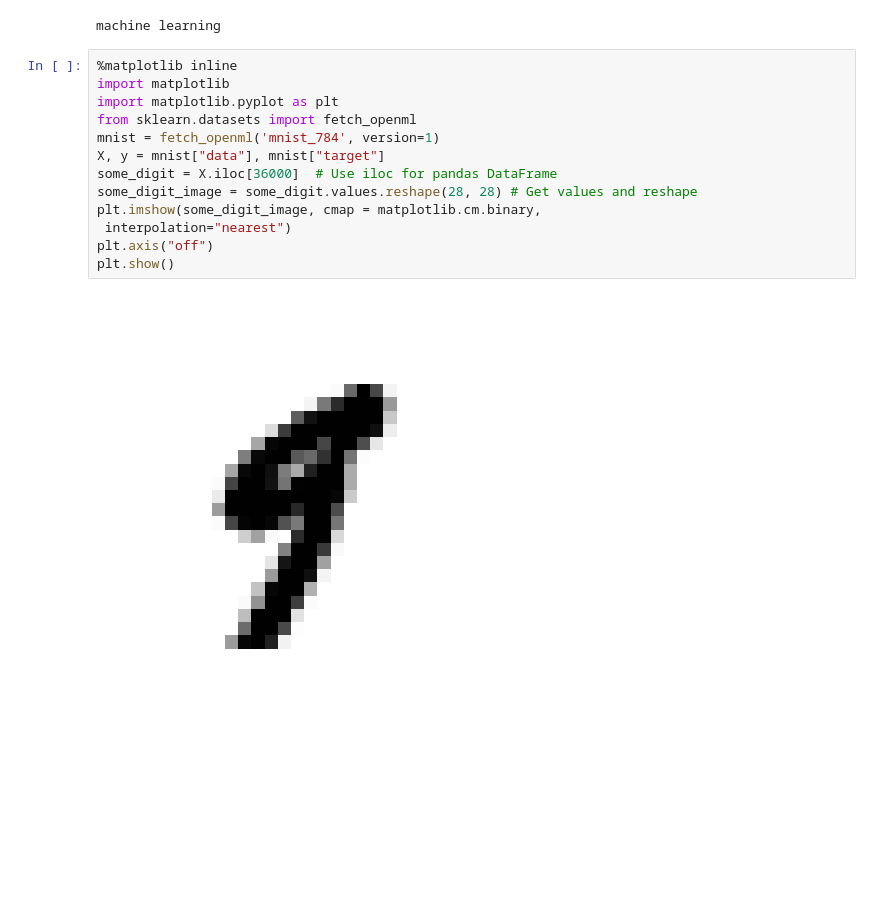
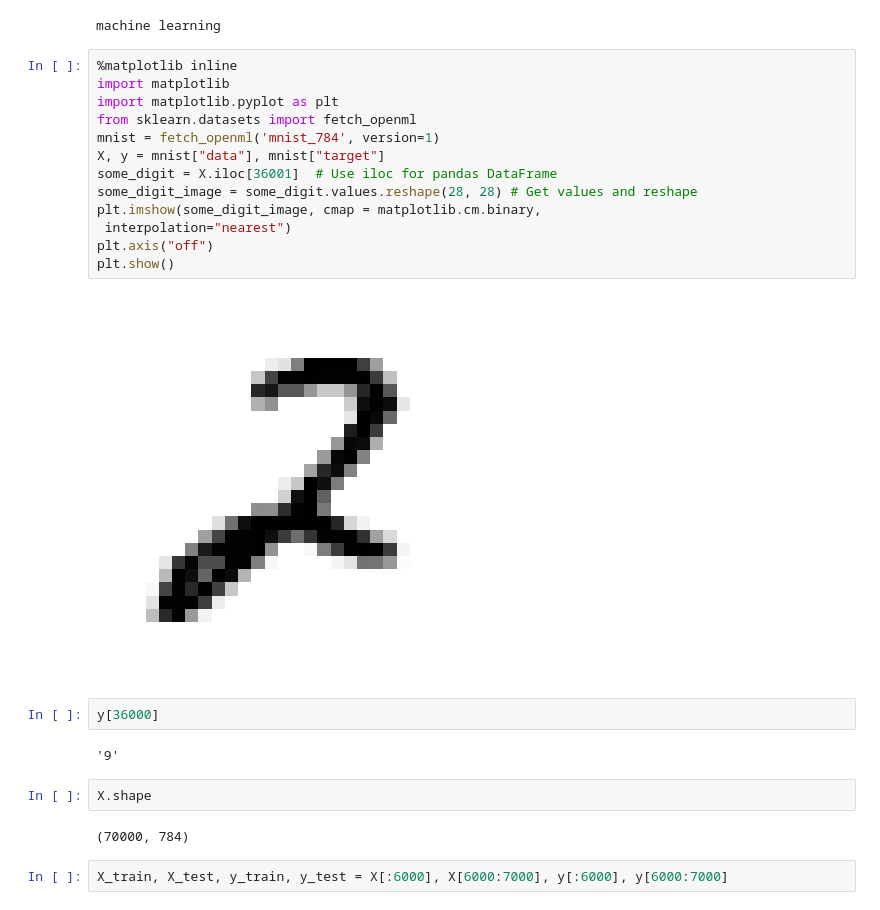
Before and after one commit to manojgowdabk/Hands-on-Machine-learning, a Jupyter notebook: GPT-Neo.ipynb, the cells around one changed output. Saved outputs shown, nothing was run; the diff lists cells and outputs as text; blank space fills up the shorter version.

```diff
--- a/GPT-Neo.ipynb
+++ b/GPT-Neo.ipynb
@@ -61,15 +61,25 @@ machine learning
 # %%
 %matplotlib inline
 import matplotlib
 import matplotlib.pyplot as plt
 from sklearn.datasets import fetch_openml
 mnist = fetch_openml('mnist_784', version=1)
 X, y = mnist["data"], mnist["target"]
-some_digit = X.iloc[36000]  # Use iloc for pandas DataFrame
+some_digit = X.iloc[36001]  # Use iloc for pandas DataFrame
 some_digit_image = some_digit.values.reshape(28, 28) # Get values and reshape
 plt.imshow(some_digit_image, cmap = matplotlib.cm.binary,
  interpolation="nearest")
 plt.axis("off")
 plt.show()
 # %% [output]
-[figure, old version]
+[figure, new version]
+# %%
+y[36000]
+# %% [output]
+'9'
+# %%
+X.shape
+# %% [output]
+(70000, 784)
+# %%
+X_train, X_test, y_train, y_test = X[:6000], X[6000:7000], y[:6000], y[6000:7000]
```
Also changed, not shown: parts of 1 cell of this notebook.
